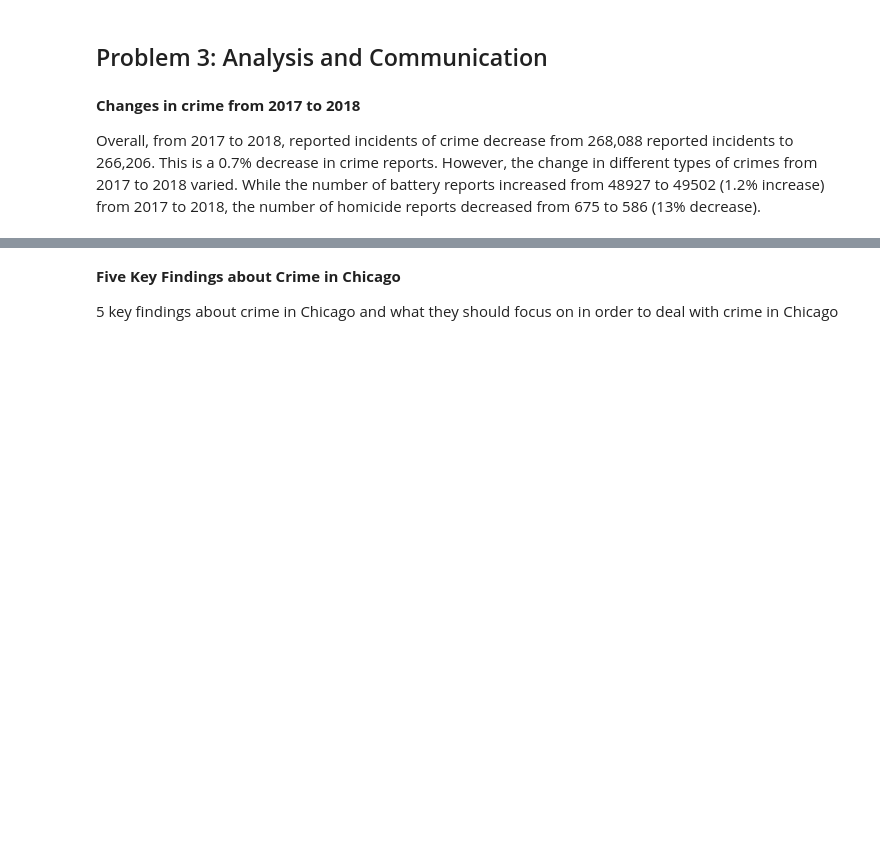
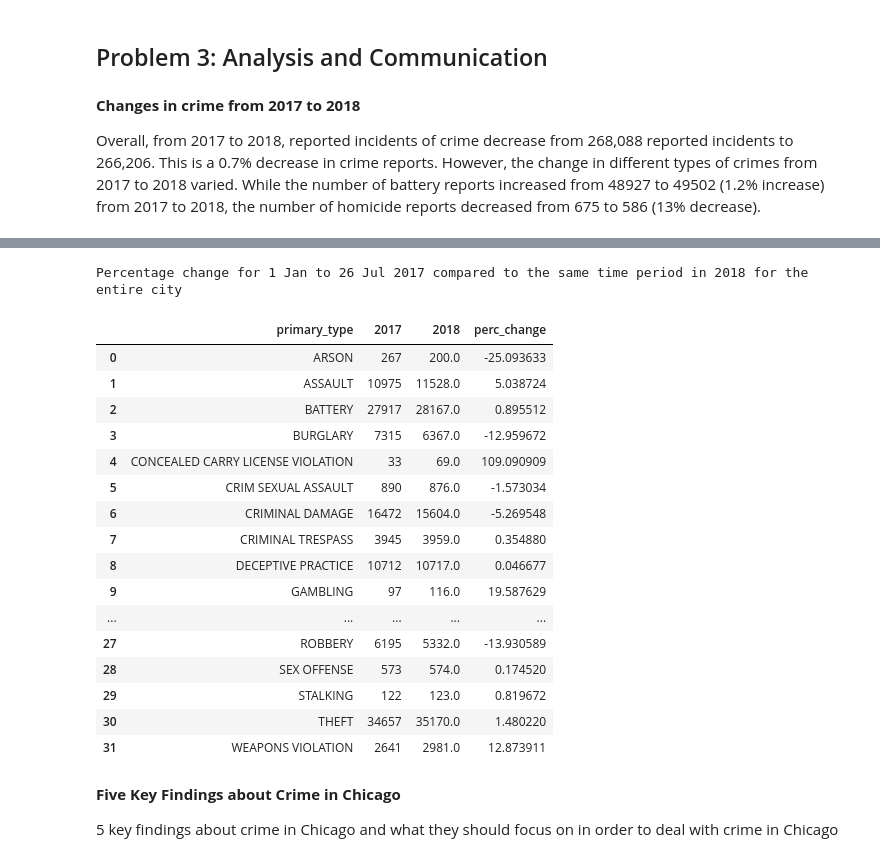
Before and after one commit to rachel-ker/capp30254, a Jupyter notebook: HW1/hw1-writeup.ipynb, the cells around one changed output, grey strips where cells are left out. Saved outputs shown, nothing was run; the diff lists cells and outputs as text; code cells hidden in the pictures; blank space fills up the shorter version.

```diff
--- a/HW1/hw1-writeup.ipynb
+++ b/HW1/hw1-writeup.ipynb
@@ -107,3 +158,25 @@ Even when looking at Ward 43 only, robbery decreased by 35.3%, battery decreased
+# %%
+print("Percentage change for 1 Jan to 26 Jul 2017 compared to the same time period in 2018 for the entire city")
+pd.read_csv("tables/perc_change_yr_to_date")
+# %% [output]
+Percentage change for 1 Jan to 26 Jul 2017 compared to the same time period in 2018 for the entire city
+|  | primary_type | 2017 | 2018 | perc_change |
+| 0 | ARSON | 267 | 200.0 | -25.093633 |
+| 1 | ASSAULT | 10975 | 11528.0 | 5.038724 |
+| 2 | BATTERY | 27917 | 28167.0 | 0.895512 |
+| 3 | BURGLARY | 7315 | 6367.0 | -12.959672 |
+| 4 | CONCEALED CARRY LICENSE VIOLATION | 33 | 69.0 | 109.090909 |
+| 5 | CRIM SEXUAL ASSAULT | 890 | 876.0 | -1.573034 |
+| 6 | CRIMINAL DAMAGE | 16472 | 15604.0 | -5.269548 |
+| 7 | CRIMINAL TRESPASS | 3945 | 3959.0 | 0.354880 |
+| 8 | DECEPTIVE PRACTICE | 10712 | 10717.0 | 0.046677 |
+| 9 | GAMBLING | 97 | 116.0 | 19.587629 |
+| ... | ... | ... | ... | ... |
+| 27 | ROBBERY | 6195 | 5332.0 | -13.930589 |
+| 28 | SEX OFFENSE | 573 | 574.0 | 0.174520 |
+| 29 | STALKING | 122 | 123.0 | 0.819672 |
+| 30 | THEFT | 34657 | 35170.0 | 1.480220 |
+| 31 | WEAPONS VIOLATION | 2641 | 2981.0 | 12.873911 |
 # %% [markdown]
 **Five Key Findings about Crime in Chicago**
 
```
Also changed, not shown: parts of 9 cells of this notebook, 5 other files.
